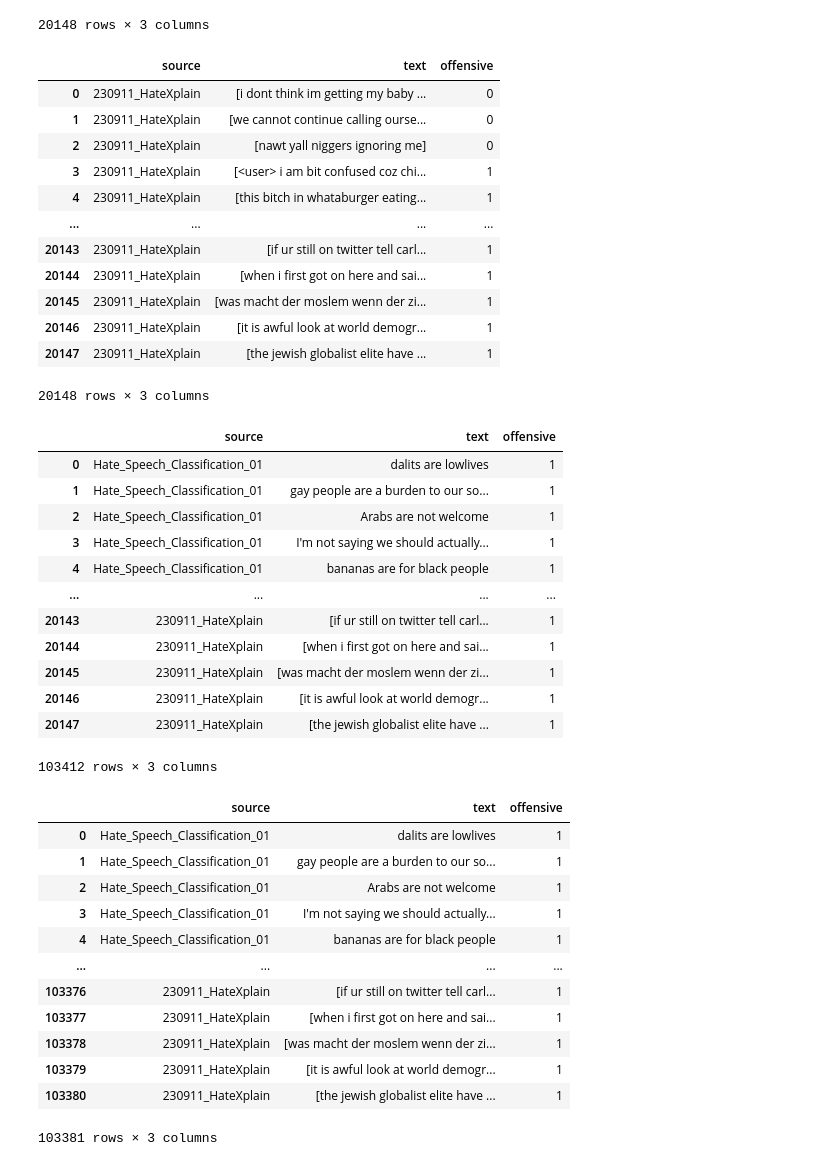
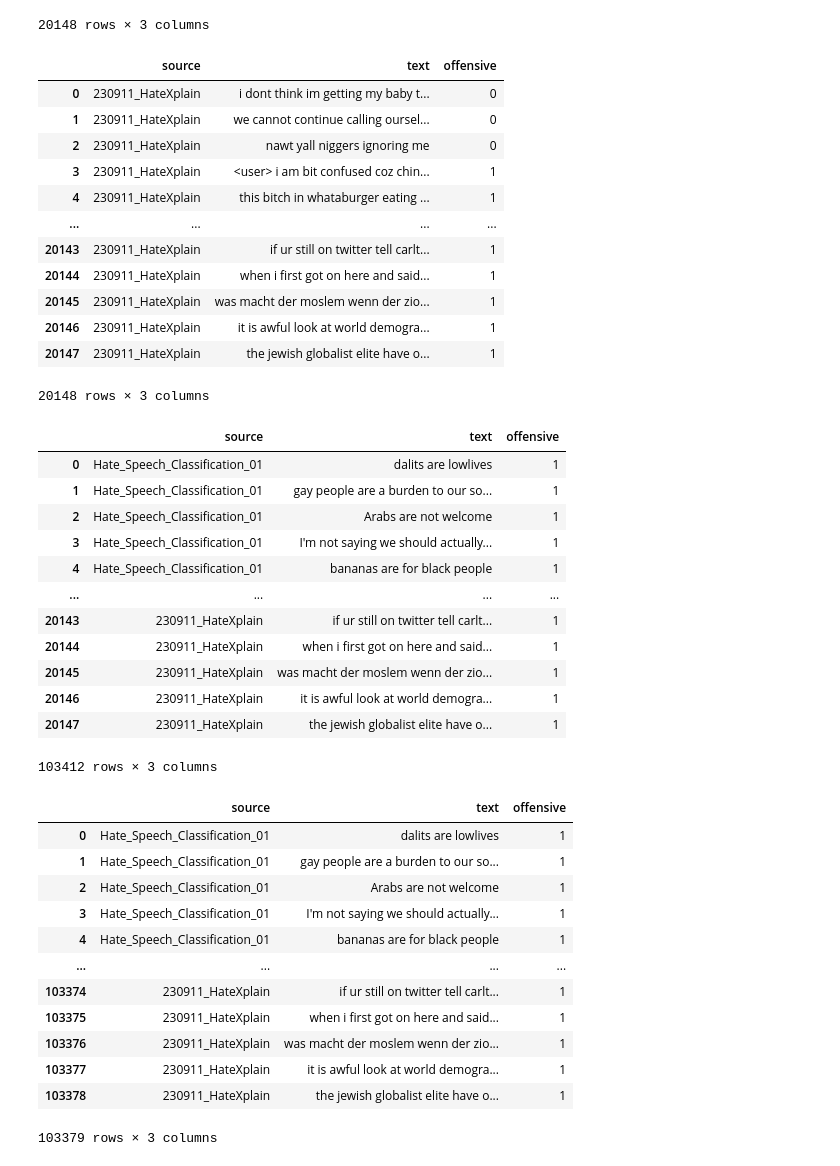
Before and after one commit to irismarechal1997/moder_ia, a Jupyter notebook: notebook/Iris Notebook.ipynb, the cells around one changed output. Saved outputs shown, nothing was run; the diff lists cells and outputs as text; code cells hidden in the pictures.

```diff
--- a/notebook/Iris Notebook.ipynb
+++ b/notebook/Iris Notebook.ipynb
@@ -453,23 +429,23 @@ hateXplain
 | 20147 | 230911_HateXplain | [the, jewish, globalist, elite, h... | 1 |
 20148 rows × 3 columns
 # %%
-hateXplain['text']=hateXplain['text'].astype(str)
-hateXplain['text']=hateXplain['text'].str.replace("'", "").str.replace(",", "").str.strip()
-
+hateXplain['text'] = hateXplain['text'].astype(str)
+hateXplain['text'] = hateXplain['text'].str.replace("'", "").str.replace(",", "")
+hateXplain['text'] = hateXplain['text'].str.strip("[]")
 hateXplain
 # %% [output]
 |  | source | text | offensive |
-| 0 | 230911_HateXplain | [i dont think im getting my baby ... | 0 |
-| 1 | 230911_HateXplain | [we cannot continue calling ourse... | 0 |
-| 2 | 230911_HateXplain | [nawt yall niggers ignoring me] | 0 |
-| 3 | 230911_HateXplain | [<user> i am bit confused coz chi... | 1 |
-| 4 | 230911_HateXplain | [this bitch in whataburger eating... | 1 |
+| 0 | 230911_HateXplain | i dont think im getting my baby t... | 0 |
+| 1 | 230911_HateXplain | we cannot continue calling oursel... | 0 |
+| 2 | 230911_HateXplain | nawt yall niggers ignoring me | 0 |
+| 3 | 230911_HateXplain | <user> i am bit confused coz chin... | 1 |
+| 4 | 230911_HateXplain | this bitch in whataburger eating ... | 1 |
 | ... | ... | ... | ... |
-| 20143 | 230911_HateXplain | [if ur still on twitter tell carl... | 1 |
-| 20144 | 230911_HateXplain | [when i first got on here and sai... | 1 |
-| 20145 | 230911_HateXplain | [was macht der moslem wenn der zi... | 1 |
-| 20146 | 230911_HateXplain | [it is awful look at world demogr... | 1 |
-| 20147 | 230911_HateXplain | [the jewish globalist elite have ... | 1 |
+| 20143 | 230911_HateXplain | if ur still on twitter tell carlt... | 1 |
+| 20144 | 230911_HateXplain | when i first got on here and said... | 1 |
+| 20145 | 230911_HateXplain | was macht der moslem wenn der zio... | 1 |
+| 20146 | 230911_HateXplain | it is awful look at world demogra... | 1 |
+| 20147 | 230911_HateXplain | the jewish globalist elite have o... | 1 |
 20148 rows × 3 columns
 # %%
 concatenated_df_4= pd.concat([concatenated_df_3, hateXplain])
@@ -482,11 +458,11 @@ concatenated_df_4
 | 3 | Hate_Speech_Classification_01 | I'm not saying we should actually... | 1 |
 | 4 | Hate_Speech_Classification_01 | bananas are for black people | 1 |
 | ... | ... | ... | ... |
-| 20143 | 230911_HateXplain | [if ur still on twitter tell carl... | 1 |
-| 20144 | 230911_HateXplain | [when i first got on here and sai... | 1 |
-| 20145 | 230911_HateXplain | [was macht der moslem wenn der zi... | 1 |
-| 20146 | 230911_HateXplain | [it is awful look at world demogr... | 1 |
-| 20147 | 230911_HateXplain | [the jewish globalist elite have ... | 1 |
+| 20143 | 230911_HateXplain | if ur still on twitter tell carlt... | 1 |
+| 20144 | 230911_HateXplain | when i first got on here and said... | 1 |
+| 20145 | 230911_HateXplain | was macht der moslem wenn der zio... | 1 |
+| 20146 | 230911_HateXplain | it is awful look at world demogra... | 1 |
+| 20147 | 230911_HateXplain | the jewish globalist elite have o... | 1 |
 103412 rows × 3 columns
 # %%
 concatenated_df_4=concatenated_df_4[~concatenated_df_4[['text','offensive']].duplicated()]
@@ -500,12 +476,12 @@ concatenated_df_4
 | 3 | Hate_Speech_Classification_01 | I'm not saying we should actually... | 1 |
 | 4 | Hate_Speech_Classification_01 | bananas are for black people | 1 |
 | ... | ... | ... | ... |
-| 103376 | 230911_HateXplain | [if ur still on twitter tell carl... | 1 |
-| 103377 | 230911_HateXplain | [when i first got on here and sai... | 1 |
-| 103378 | 230911_HateXplain | [was macht der moslem wenn der zi... | 1 |
-| 103379 | 230911_HateXplain | [it is awful look at world demogr... | 1 |
-| 103380 | 230911_HateXplain | [the jewish globalist elite have ... | 1 |
+| 103374 | 230911_HateXplain | if ur still on twitter tell carlt... | 1 |
+| 103375 | 230911_HateXplain | when i first got on here and said... | 1 |
+| 103376 | 230911_HateXplain | was macht der moslem wenn der zio... | 1 |
+| 103377 | 230911_HateXplain | it is awful look at world demogra... | 1 |
+| 103378 | 230911_HateXplain | the jewish globalist elite have o... | 1 |
-103381 rows × 3 columns
+103379 rows × 3 columns
 # %%
 concatenated_df_4.to_csv("/Users/irismarechal/Desktop/Le Wagon/moder_AI/clean_dataset_v2.csv", index=False)
 # %%
```
Also changed, not shown: parts of 2 cells of this notebook, 2 other files.
